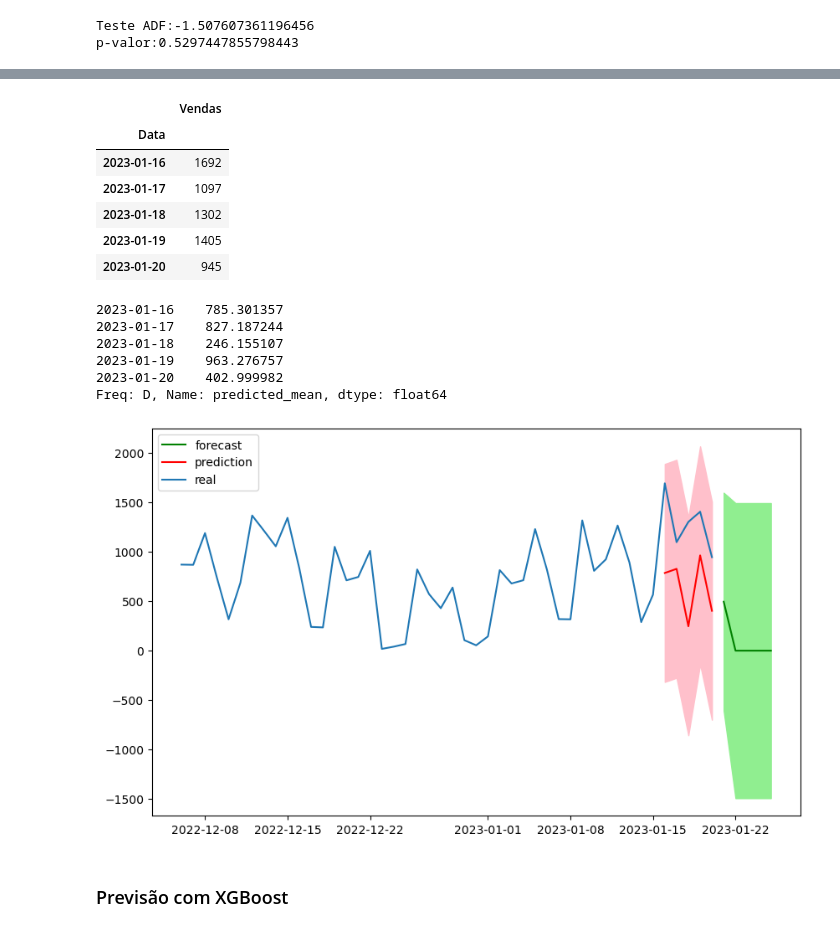
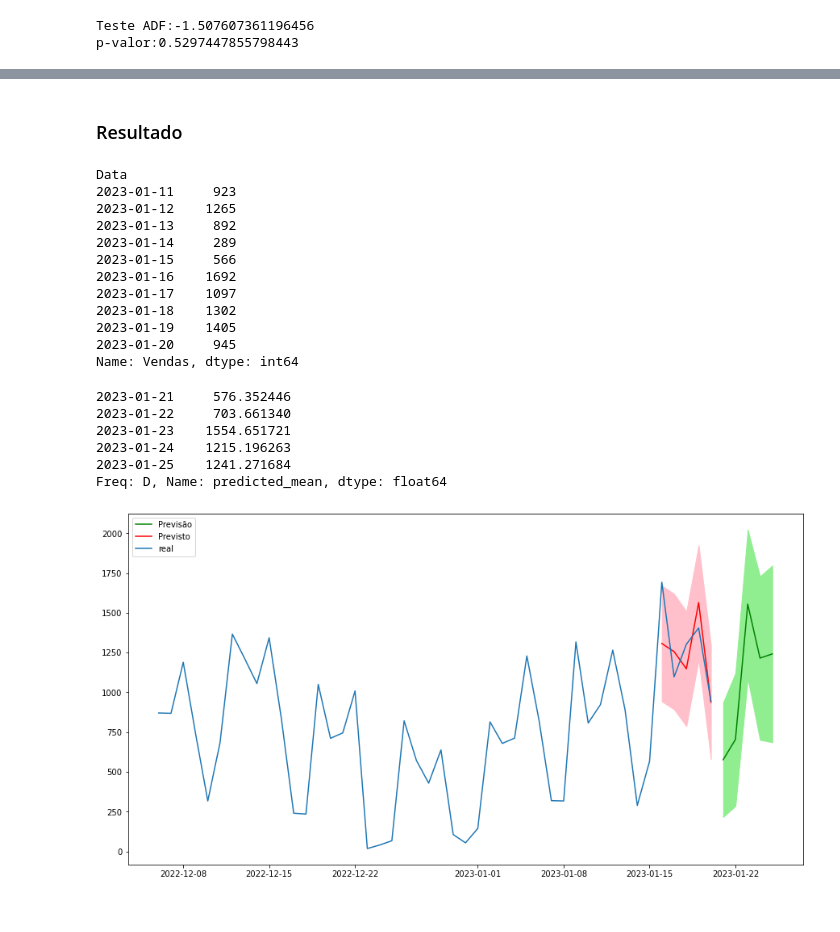
Before and after one commit to msbrasil/Previs-o-de-vendas---Desafio-Tech, a Jupyter notebook: Forecasting.ipynb, the cells around one changed output, grey strips where cells are left out. Drawn from its saved outputs; the diff is of its cells as text; code cells hidden in the pictures.

Commit message:
Previsão de vendas
Resultado da previsão de vendas utilizando o modelo ARIMA

```diff
--- a/Forecasting.ipynb
+++ b/Forecasting.ipynb
@@ -110,0 +107,2 @@ Total fit time: 0.767 seconds
+# %%
+vendas['Primeira Diferença'] = vendas['Vendas'] - vendas['Vendas'].shift(1)
@@ -111,3 +149,3 @@ Total fit time: 0.767 seconds
 # %%
-modelo = SARIMAX(vendas['Vendas'], order=(0,0,1), seasonal_order=(0,0,0,0))
+modelo = ARIMA(vendas['Vendas'], order=(0,1,1), seasonal_order=(0,1,1,7))
 resultado_arima = modelo.fit()
@@ -205,35 +201,41 @@ pred_dates=np.asarray(predicao_media.index)
+# %% [markdown]
+### Resultado
 # %%
-vendas.tail()
+vendas['Vendas'].tail(10)
 # %% [output]
-|  | Vendas |
-| Data |  |
-| 2023-01-16 | 1692 |
-| 2023-01-17 | 1097 |
-| 2023-01-18 | 1302 |
-| 2023-01-19 | 1405 |
-| 2023-01-20 | 945 |
+Data
+2023-01-11     923
+2023-01-12    1265
+2023-01-13     892
+2023-01-14     289
+2023-01-15     566
+2023-01-16    1692
+2023-01-17    1097
+2023-01-18    1302
+2023-01-19    1405
+2023-01-20     945
+Name: Vendas, dtype: int64
-# %%
-previsao_media
-# %% [output]
-2023-01-16    785.301357
-2023-01-17    827.187244
-2023-01-18    246.155107
-2023-01-19    963.276757
-2023-01-20    402.999982
-Freq: D, Name: predicted_mean, dtype: float64
+# %%
+#valores previstos
+forecast_medio
+# %% [output]
+2023-01-21     576.352446
+2023-01-22     703.661340
+2023-01-23    1554.651721
+2023-01-24    1215.196263
+2023-01-25    1241.271684
+Freq: D, Name: predicted_mean, dtype: float64
 # %%
-dates=np.asarray(vendas.index)
-plt.figure(figsize=(10,6))
-plt.plot(datas_forecast,forecast_medio.values,color='green',label='forecast')
+datas=np.asarray(vendas.index)
+plt.figure(figsize=(15,8))
+plt.plot(datas_forecast,forecast_medio.values,color='green',label='Previsão')
 plt.fill_between(datas_forecast, intervalo_abaixo_f, intervalo_acima_f, color='lightgreen')
 
-plt.plot(datas_previsao,previsao_media.values,color='red',label='prediction')
+plt.plot(datas_previsao,previsao_media.values,color='red',label='Previsto')
 plt.fill_between(datas_previsao, limites_abaixo, limites_acima, color='pink')
 
-plt.plot(dates,vendas.values, label='real')
+plt.plot(datas,vendas['Vendas'].values, label='real')
 plt.legend(loc='upper left')
 plt.show()
 # %% [output]
-[figure, old version]
+[figure, new version]
-# %% [markdown]
-### Previsão com XGBoost
```
Also changed, not shown: parts of 61 cells of this notebook.
